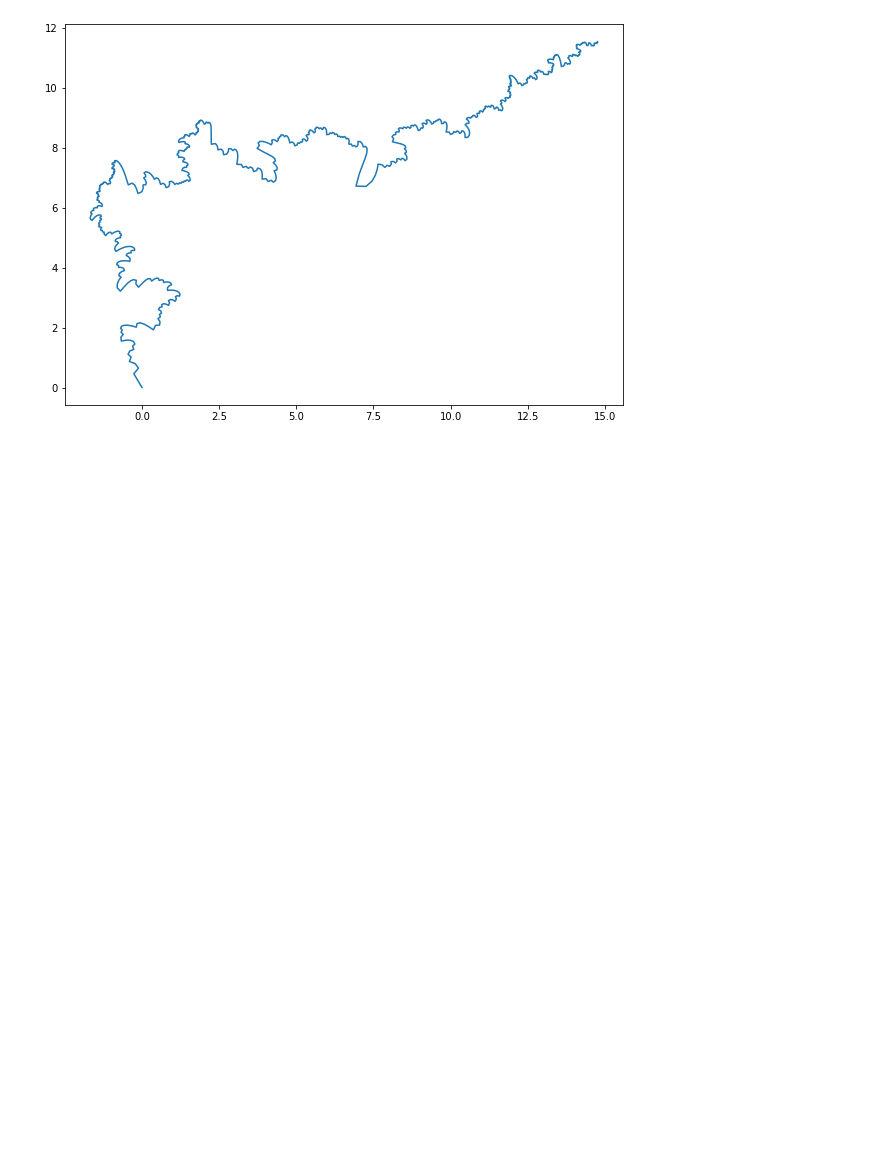
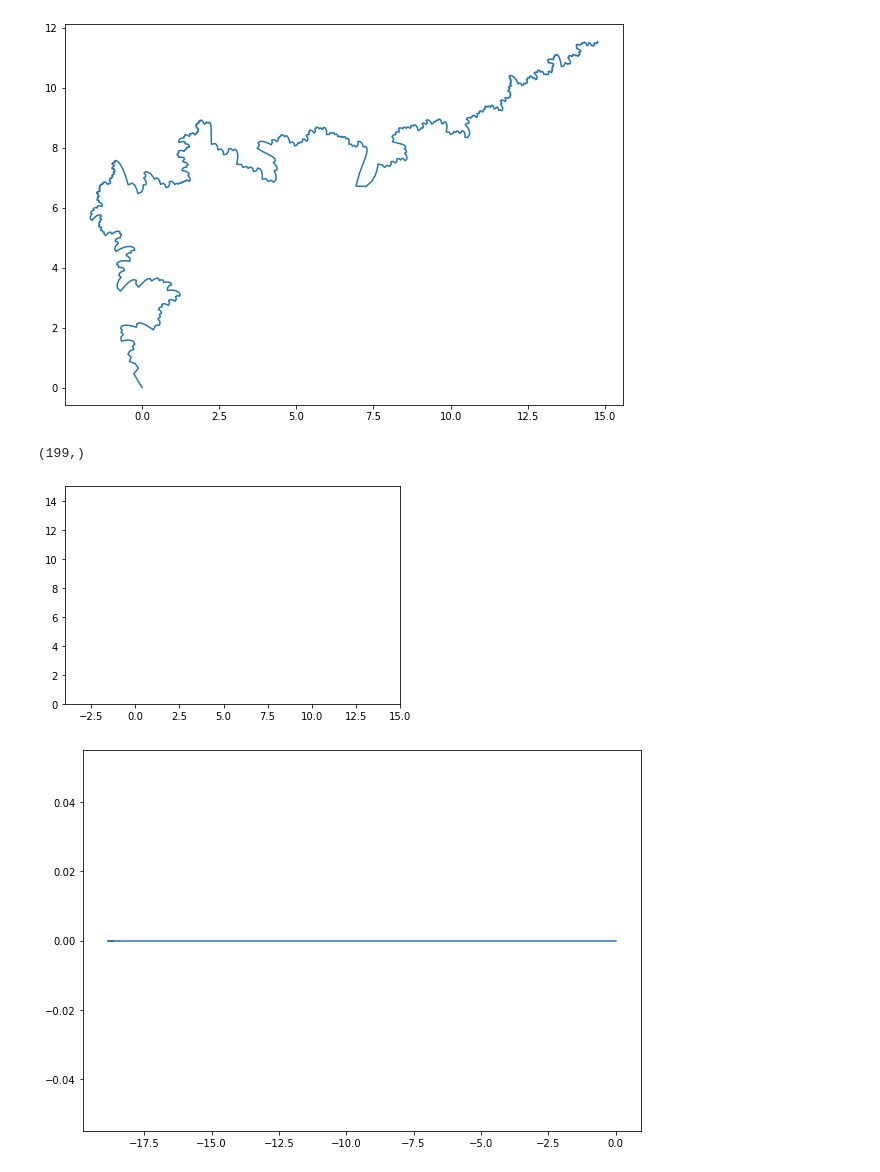
Before and after one commit to CamiloFajardo2021/Statistical_mechanics-project, a Jupyter notebook: SLE_solution_v2.ipynb, the cells around one changed output. Cells and saved outputs as stored; diff of their text form; code cells hidden in the pictures; blank space fills up the shorter version.

```diff
--- a/SLE_solution_v2.ipynb
+++ b/SLE_solution_v2.ipynb
@@ -205,25 +205,17 @@ from numpy import sqrt
 import numpy as np
 from matplotlib.animation import FFMpegWriter, PillowWriter
 
-np.random.seed(102434201)
+np.random.seed(1)
 def fz1(z, kappa, p, dt):
     chi =  p*np.sqrt(kappa)
-    root = np.sqrt((z-chi)**2+4*dt)
-    for i in range(len(root)):
-        if np.imag(root[i]) <0:
-            root[i] = np.real(root[i]) + np.imag(root[i])*(-1j)
-    return chi+root
-
-def fz2(z, kappa, p, dt):
-    chi =  p*np.sqrt(kappa)
-    root = np.sqrt((z-chi)**2+4*dt)
+    root = 1j*np.sqrt(4*dt-(z-chi)**2)
     for i in range(len(root)):
         if np.imag(root[i]) <0:
             root[i] = np.real(root[i]) + np.imag(root[i])*(-1j)
     return chi+root
 
 #SLE parameters
-n = 1000 #Total number of points
+n = 100 #Total number of points
 kappa = 8/3 #fractal parameter kappa
 # kappa=0, vertical slit
 
@@ -233,34 +225,35 @@ kappa = 8/3 #fractal parameter kappa
 
 
 
 #SLE evolution
 f1 = np.zeros(n, dtype = np.complex_) #Initialization of the curve
 
 fig = plt.figure()
 plt.xlim(-4, 15)
 plt.ylim(0, 15)
 l, = plt.plot([], [], 'k-', linewidth=1)
 metadata = dict(title='Movie', artist='codinglikemad')
 # writer = PillowWriter(fps=15, metadata=metadata)
 writer = FFMpegWriter(fps=15, metadata=metadata)
 with writer.saving(fig, "2-Creation_curve.gif", 100):
     for h in range(1,n):
         dt = h - h-1
         p = np.random.normal(1)
-        if p>0.5:
-            f1 = np.append([0],fz1(f1,kappa, p, dt)) #recursive call of the first map if p>0.5
-        else:
-            f1 =  np.append([0], fz2(f1,kappa, p, dt)) # else recursive call of the second map
+        f1 = np.append([0],fz1(f1,kappa, p, dt)) #recursive call of the first map if p>0.5
 
         x = np.real(f1)
         y = np.imag(f1)
 
         l.set_data(x,y)
 
         writer.grab_frame()
 
 print(np.shape(f1))
 
 plt.figure(figsize=(10,7))
 plt.plot(x, y)
 plt.savefig("2-Final_evolution.png")
+# %% [output]
+(199,)
+[figure, added]
+[figure, added]
```
Also changed, not shown: parts of 1 cell of this notebook, 26 other files.
